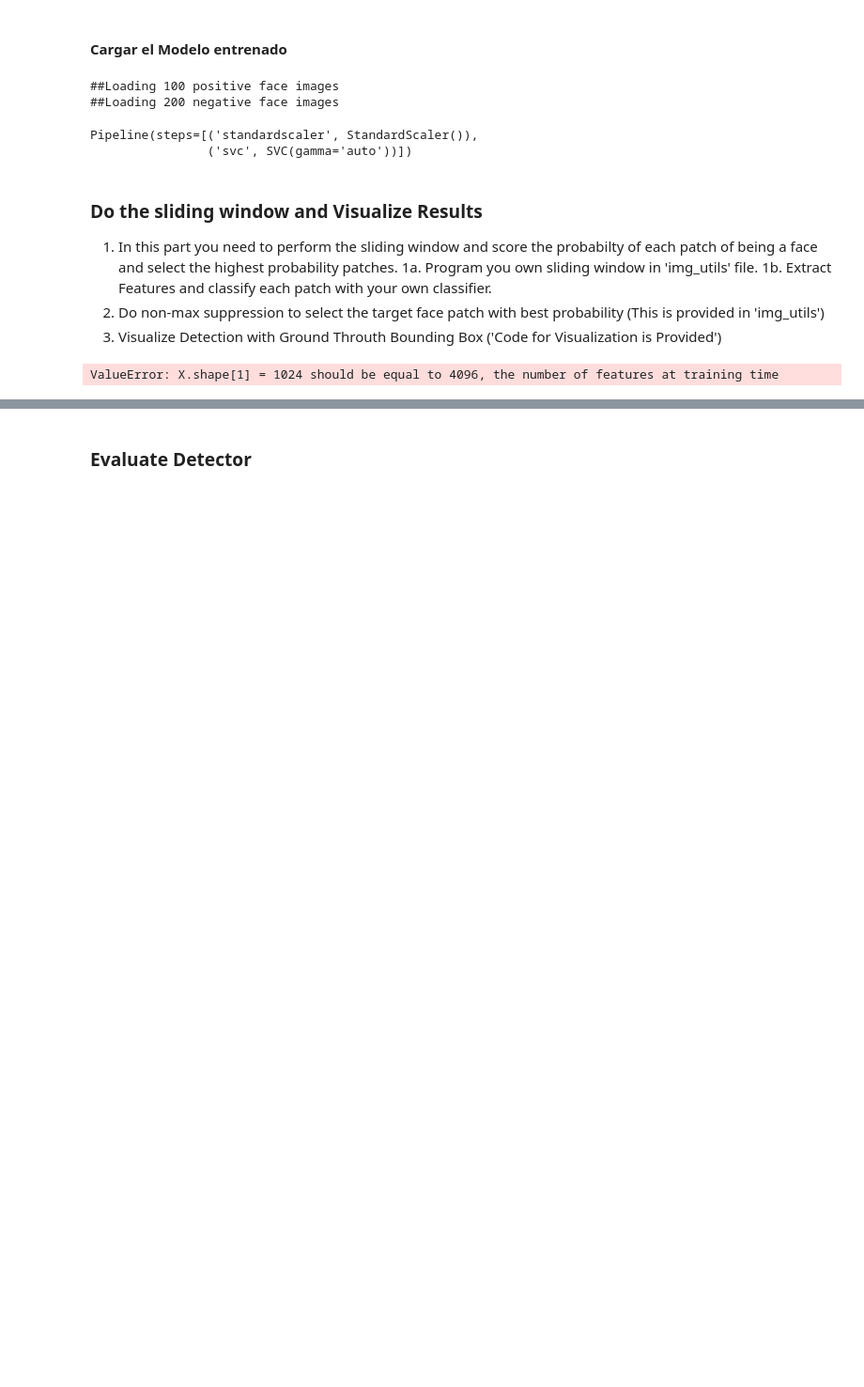
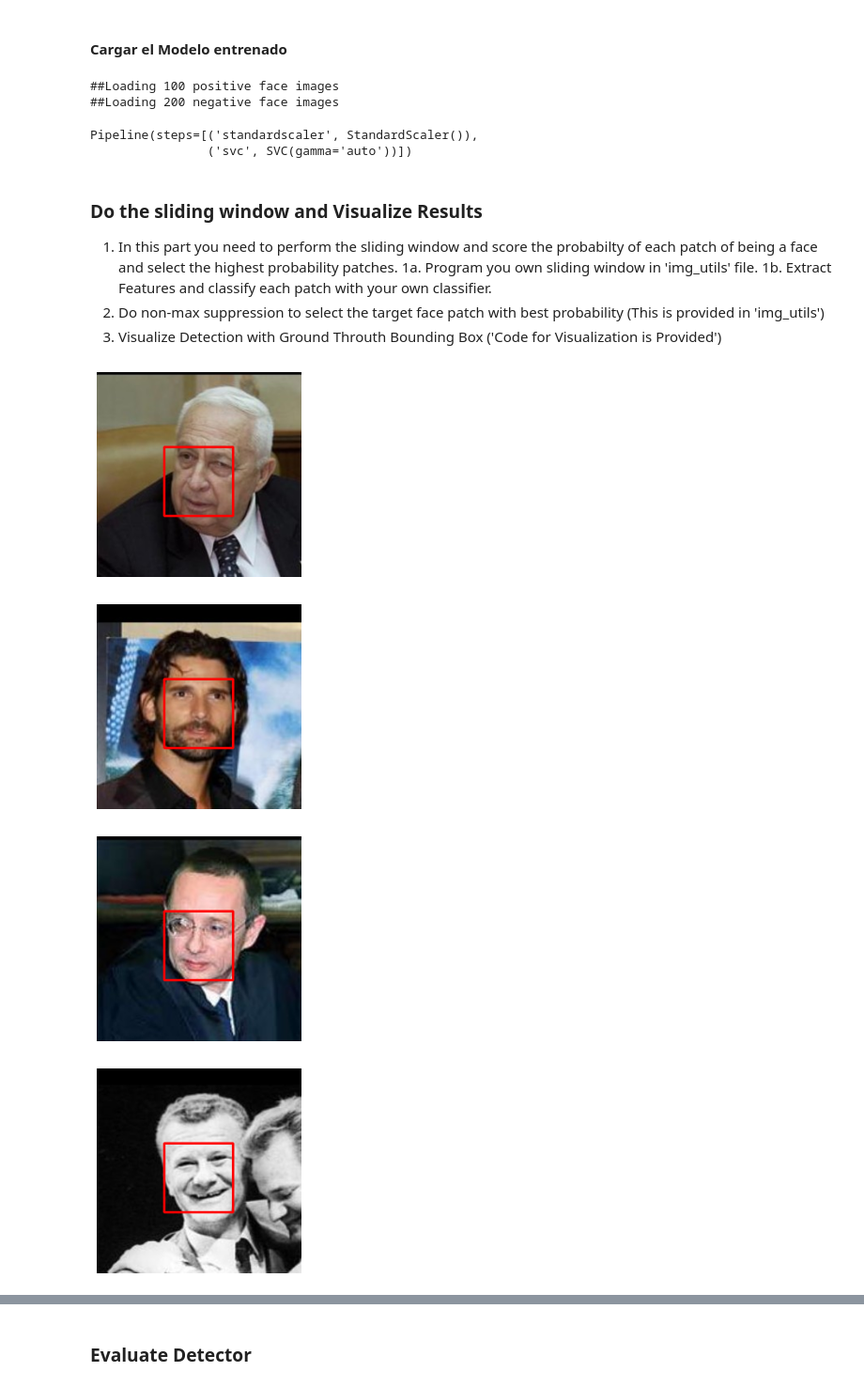
Before and after one commit to jagoss/cv-um-2021, a Jupyter notebook: trabajo-final/Face_Detection.ipynb, the cells around one changed output, grey strips where cells are left out. Shown at 94% size. Saved outputs shown, nothing was run; the diff lists cells and outputs as text; code cells hidden in the pictures; blank space fills up the shorter version.

```diff
--- a/trabajo-final/Face_Detection.ipynb
+++ b/trabajo-final/Face_Detection.ipynb
@@ -247,30 +247,33 @@ def sliding_window(image, stepSize, windowSize):
 # %%
 window_size = [64, 64]
 predictions = []
 threshold_p = 0.8    #
 overlap_threshold = 0.5     #
 validation_data = load_validation_data(validation_faces_dir)
 for img in validation_data:
     gray_image = cv2.cvtColor(img,cv2.COLOR_RGB2GRAY)
     #patches, bbox_locations = sliding_window(gray_image,window_size,1,32)     #
     patches, bbox_locations = sliding_window(gray_image,stepSize=32, windowSize=(64, 64))     #Nuestra
 
     ## You need to extract features for every patch (same features you used for training the classifier)
     patches_feature_representation = []
     for i in range(patches.shape[2]):
-        patch_representation = extract_features(FeatureExtractors.HOG, patches[:,:,i])
+        patch_representation = extract_features(FeatureExtractors.LBP, patches[:,:,i])
         patches_feature_representation.append(patch_representation)
     patches_feature_representation = np.asarray(patches_feature_representation)
     ## Get prediction label for each sliding window patch
     labels = classifier.predict(patches_feature_representation)
     ## Get score for each sliding window patch
     scores = classifier.predict_proba(patches_feature_representation)
     ## Positive Face Probabilities
     face_probabilities = scores[:,1]
     face_bboxes = bbox_locations[face_probabilities>threshold_p]
     face_bboxes_probabilites = face_probabilities[face_probabilities>threshold_p]
     # Do non max suppression and select strongest probability box
     [selected_bbox, selected_score] = non_max_suppression(face_bboxes,face_bboxes_probabilites)
     show_image_with_bbox(img, selected_bbox)
 # %% [output]
-ValueError: X.shape[1] = 1024 should be equal to 4096, the number of features at training time
+[figure, added]
+[figure, added]
+[figure, added]
+[figure, added]
```
Also changed, not shown: parts of 4 cells of this notebook, 1 other file.
